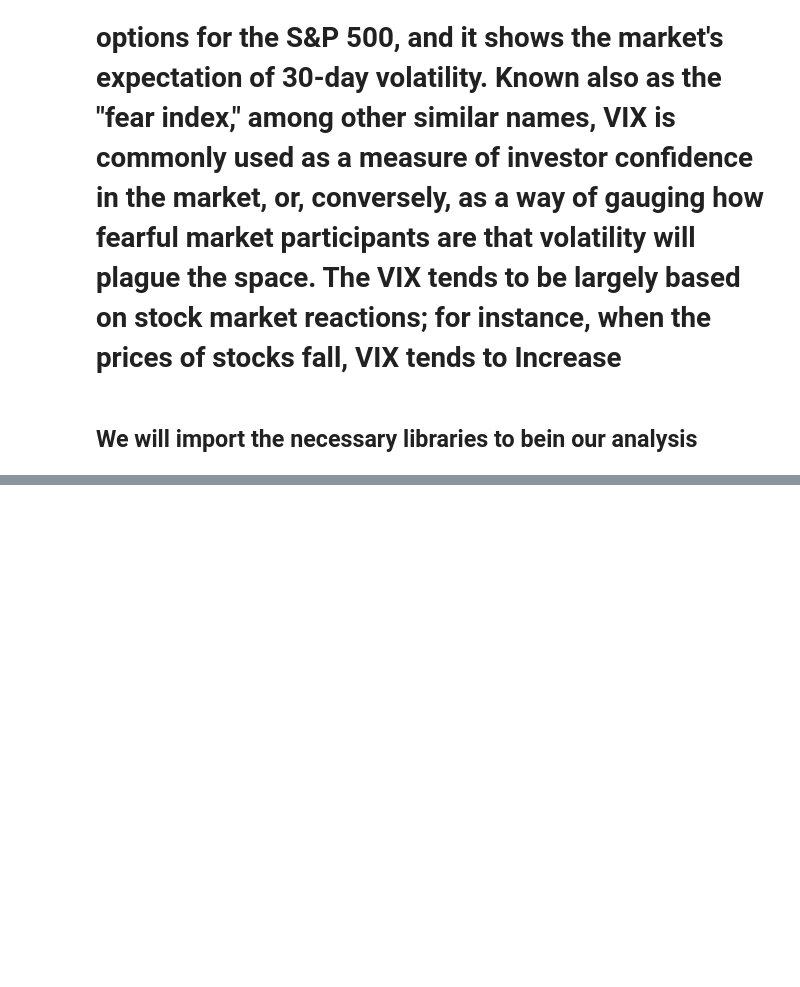
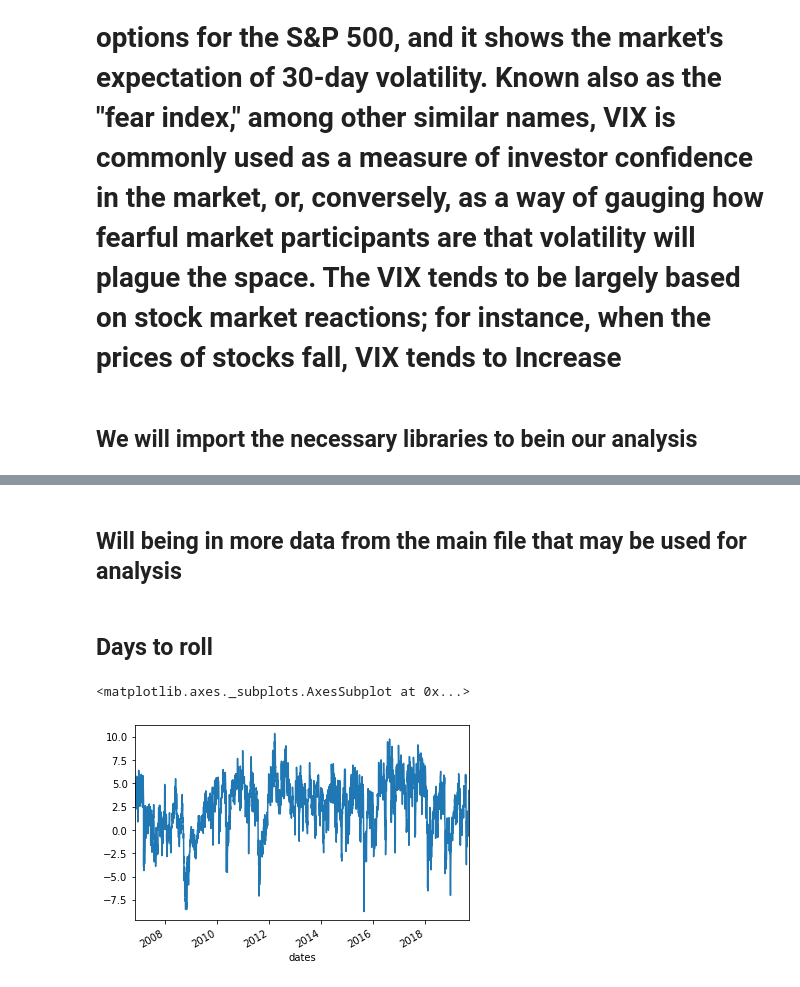
Before and after one commit to Berkat0789/Portfolio, a Jupyter notebook: Finance/Vix_Analysis/VIXX Analysis.ipynb, the cells around one changed output, grey strips where cells are left out. Saved outputs shown, nothing was run; the diff lists cells and outputs as text; code cells hidden in the pictures; blank space fills up the shorter version.

```diff
--- a/Finance/Vix_Analysis/VIXX Analysis.ipynb
+++ b/Finance/Vix_Analysis/VIXX Analysis.ipynb
@@ -311,0 +99,4 @@ plt.scatter(vix_DataFrame["SPY Normal Returns"],vix_DataFrame["UVXY Normal Retur
+# %% [markdown]
+## Will being in more data from the main file that may be used for analysis
+# %% [markdown]
+## Days to roll
@@ -311,0 +113,14 @@ plt.scatter(vix_DataFrame["SPY Normal Returns"],vix_DataFrame["UVXY Normal Retur
+# %%
+daily_Decay = list(data.drop([1,2,3,4,5,6,7,8,9,10,11,12,13,14,15,17,18,19,20,21,22,23,24,25], axis=1)[33].iloc[8:])
+# %%
+start_Data["Daily Decay"] = daily_Decay
+# %%
+VXXGREG = list(data.drop([1,2,3,4,5,6,7,8,9,10,11,12,13,14,15,17,18,19,20,21,22,23,24,25,26,27,28,29,
+          30,31,32,33,34,35,36,37,38,39,40,41,42,43,44,45,46], axis=1)[51].iloc[8:])
+# %%
+start_Data["VXXGREG"] = VXXGREG
+# %%
+start_Data["VXXGREG"].plot()
+# %% [output]
+<matplotlib.axes._subplots.AxesSubplot at 0x...>
+[figure, added]
```
Also changed, not shown: parts of 93 cells of this notebook, 16 other files.
